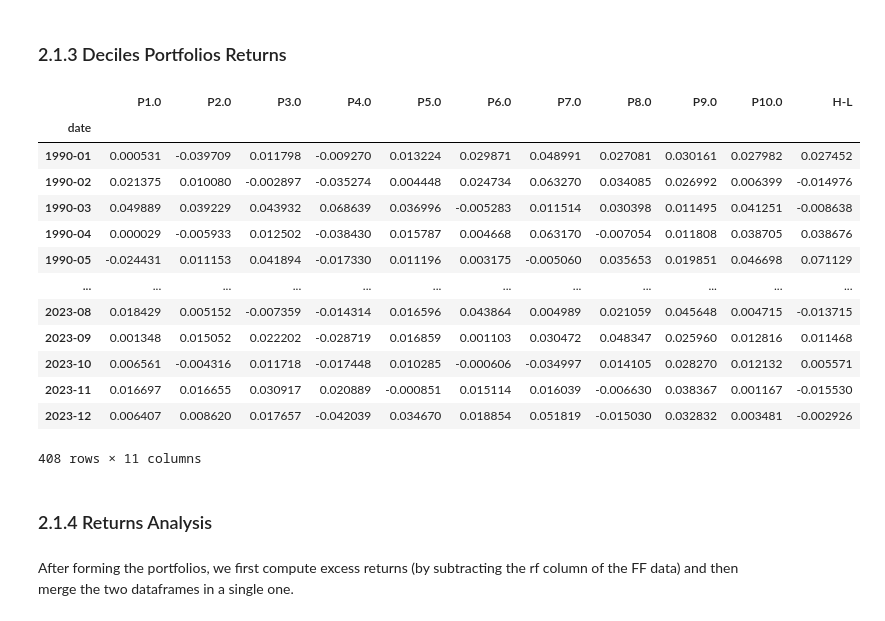
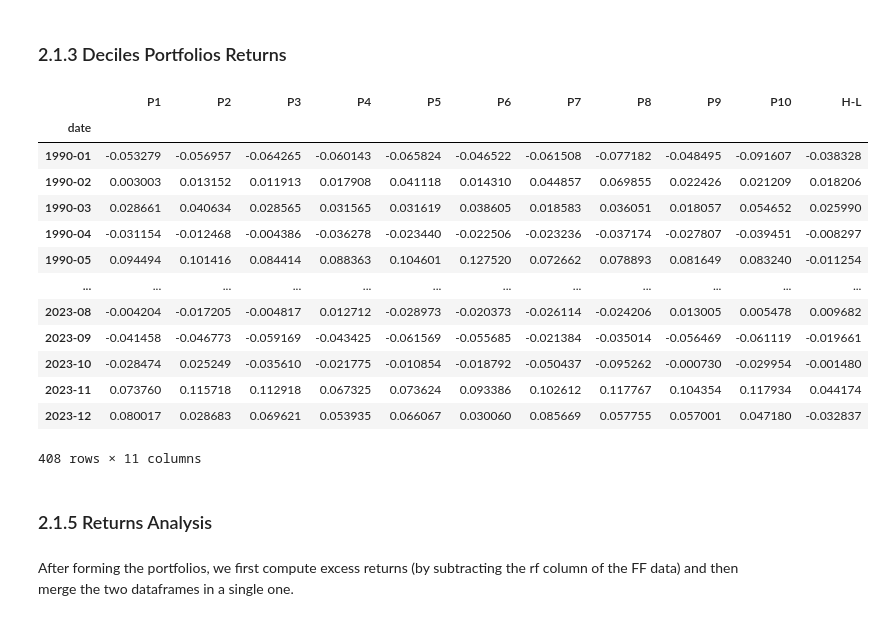
Before and after one commit to Berga20/AdvInv-Project, a Jupyter notebook: Coding.ipynb, the cells around one changed output. Saved outputs shown, nothing was run; the diff lists cells and outputs as text; code cells hidden in the pictures.

```diff
--- a/Coding.ipynb
+++ b/Coding.ipynb
@@ -239,0 +236,13 @@ merged_df
+# %%
+def preprocess_dataframe(df):
+    df = df[(df['SHRCD'] == 10) | (df['SHRCD'] == 11)] # Selecting only common stock
+    df = df[(df['EXCHCD'] == 1) | (df['EXCHCD'] == 2) | (df['EXCHCD'] == 3)] # Selecting only stocks listed on the NYSE, NASDAQ, or AMEX
+    df['SICCD'] = pd.to_numeric(df['SICCD'], errors='coerce')
+
+    df['RET'] = pd.to_numeric(df['RET'], errors='coerce')
+    df = df.dropna(subset=['RET']) # Dropping rows with NaN values in 'RET'
+
+    return df
+# %%
+merged_df = preprocess_dataframe(merged_df)
+merged_df
@@ -242,6 +265,6 @@ merged_df
 # %%
 merged_df = merged_df.sort_values(by='Quality Score', ascending=False)
 merged_df.dropna(subset=['Quality Score'], inplace=True)
-merged_df['decile_Q'] = merged_df.groupby(['date'])['Quality Score'].transform(lambda x: pd.qcut(x, 10, labels=False) + 1)
+merged_df['deciles_Q'] = merged_df.groupby(['date'])['Quality Score'].transform(lambda x: pd.qcut(x, 10, labels=False) + 1)
 merged_df
 # %% [output]
@@ -264,14 +287,13 @@ merged_df
 def compute_deciles_port(merged_df):
     copy = merged_df.copy()
 
-    grouped = copy.groupby(['date', 'decile_Q'])
+    grouped = copy.groupby(['date', 'deciles_Q'])
 
     copy['Total_MktCap_Month_Decile'] = grouped['MktCap_Mon'].transform('sum')
     copy['Weight_Decile'] = copy['MktCap_Mon'] / copy['Total_MktCap_Month_Decile']
     copy['Weighted_RET_Decile'] = copy['RET'] * copy['Weight_Decile']
 
-
-    portfolio_df = pd.pivot_table(copy, values='Weighted_RET_Decile', index='date', columns='decile_Q', aggfunc='sum')
+    portfolio_df = pd.pivot_table(copy, values='Weighted_RET_Decile', index='date', columns='deciles_Q', aggfunc='sum')
     portfolio_df.columns = ['P' + str(col) for col in portfolio_df.columns]
 
     return portfolio_df
@@ -278,25 +316,25 @@ def compute_deciles_port(merged_df):
 # %%
 portfolio_df = compute_deciles_port(merged_df)
-portfolio_df['H-L'] = portfolio_df['P10.0'] - portfolio_df['P1.0']
+portfolio_df['H-L'] = portfolio_df['P10'] - portfolio_df['P1']
 portfolio_df.index = pd.to_datetime(portfolio_df.index, format="%Y-%m-%d").to_period('M')
 portfolio_df
 # %% [output]
-|  | P1.0 | P2.0 | P3.0 | P4.0 | P5.0 | P6.0 | P7.0 | P8.0 | P9.0 | P10.0 | H-L |
+|  | P1 | P2 | P3 | P4 | P5 | P6 | P7 | P8 | P9 | P10 | H-L |
 | date |  |  |  |  |  |  |  |  |  |  |  |
-| 1990-01 | 0.000531 | -0.039709 | 0.011798 | -0.009270 | 0.013224 | 0.029871 | 0.048991 | 0.027081 | 0.030161 | 0.027982 | 0.027452 |
-| 1990-02 | 0.021375 | 0.010080 | -0.002897 | -0.035274 | 0.004448 | 0.024734 | 0.063270 | 0.034085 | 0.026992 | 0.006399 | -0.014976 |
-| 1990-03 | 0.049889 | 0.039229 | 0.043932 | 0.068639 | 0.036996 | -0.005283 | 0.011514 | 0.030398 | 0.011495 | 0.041251 | -0.008638 |
-| 1990-04 | 0.000029 | -0.005933 | 0.012502 | -0.038430 | 0.015787 | 0.004668 | 0.063170 | -0.007054 | 0.011808 | 0.038705 | 0.038676 |
-| 1990-05 | -0.024431 | 0.011153 | 0.041894 | -0.017330 | 0.011196 | 0.003175 | -0.005060 | 0.035653 | 0.019851 | 0.046698 | 0.071129 |
+| 1990-01 | -0.053279 | -0.056957 | -0.064265 | -0.060143 | -0.065824 | -0.046522 | -0.061508 | -0.077182 | -0.048495 | -0.091607 | -0.038328 |
+| 1990-02 | 0.003003 | 0.013152 | 0.011913 | 0.017908 | 0.041118 | 0.014310 | 0.044857 | 0.069855 | 0.022426 | 0.021209 | 0.018206 |
+| 1990-03 | 0.028661 | 0.040634 | 0.028565 | 0.031565 | 0.031619 | 0.038605 | 0.018583 | 0.036051 | 0.018057 | 0.054652 | 0.025990 |
+| 1990-04 | -0.031154 | -0.012468 | -0.004386 | -0.036278 | -0.023440 | -0.022506 | -0.023236 | -0.037174 | -0.027807 | -0.039451 | -0.008297 |
+| 1990-05 | 0.094494 | 0.101416 | 0.084414 | 0.088363 | 0.104601 | 0.127520 | 0.072662 | 0.078893 | 0.081649 | 0.083240 | -0.011254 |
 | ... | ... | ... | ... | ... | ... | ... | ... | ... | ... | ... | ... |
-| 2023-08 | 0.018429 | 0.005152 | -0.007359 | -0.014314 | 0.016596 | 0.043864 | 0.004989 | 0.021059 | 0.045648 | 0.004715 | -0.013715 |
-| 2023-09 | 0.001348 | 0.015052 | 0.022202 | -0.028719 | 0.016859 | 0.001103 | 0.030472 | 0.048347 | 0.025960 | 0.012816 | 0.011468 |
-| 2023-10 | 0.006561 | -0.004316 | 0.011718 | -0.017448 | 0.010285 | -0.000606 | -0.034997 | 0.014105 | 0.028270 | 0.012132 | 0.005571 |
-| 2023-11 | 0.016697 | 0.016655 | 0.030917 | 0.020889 | -0.000851 | 0.015114 | 0.016039 | -0.006630 | 0.038367 | 0.001167 | -0.015530 |
-| 2023-12 | 0.006407 | 0.008620 | 0.017657 | -0.042039 | 0.034670 | 0.018854 | 0.051819 | -0.015030 | 0.032832 | 0.003481 | -0.002926 |
+| 2023-08 | -0.004204 | -0.017205 | -0.004817 | 0.012712 | -0.028973 | -0.020373 | -0.026114 | -0.024206 | 0.013005 | 0.005478 | 0.009682 |
+| 2023-09 | -0.041458 | -0.046773 | -0.059169 | -0.043425 | -0.061569 | -0.055685 | -0.021384 | -0.035014 | -0.056469 | -0.061119 | -0.019661 |
+| 2023-10 | -0.028474 | 0.025249 | -0.035610 | -0.021775 | -0.010854 | -0.018792 | -0.050437 | -0.095262 | -0.000730 | -0.029954 | -0.001480 |
+| 2023-11 | 0.073760 | 0.115718 | 0.112918 | 0.067325 | 0.073624 | 0.093386 | 0.102612 | 0.117767 | 0.104354 | 0.117934 | 0.044174 |
+| 2023-12 | 0.080017 | 0.028683 | 0.069621 | 0.053935 | 0.066067 | 0.030060 | 0.085669 | 0.057755 | 0.057001 | 0.047180 | -0.032837 |
 408 rows × 11 columns
 # %% [markdown]
-### 2.1.4 Returns Analysis
+### 2.1.5 Returns Analysis
 # %% [markdown]
 After forming the portfolios, we first compute excess returns (by subtracting the rf column of the FF data) and then merge the two dataframes in a single one.
 # %%
```
Also changed, not shown: parts of 55 cells of this notebook.
